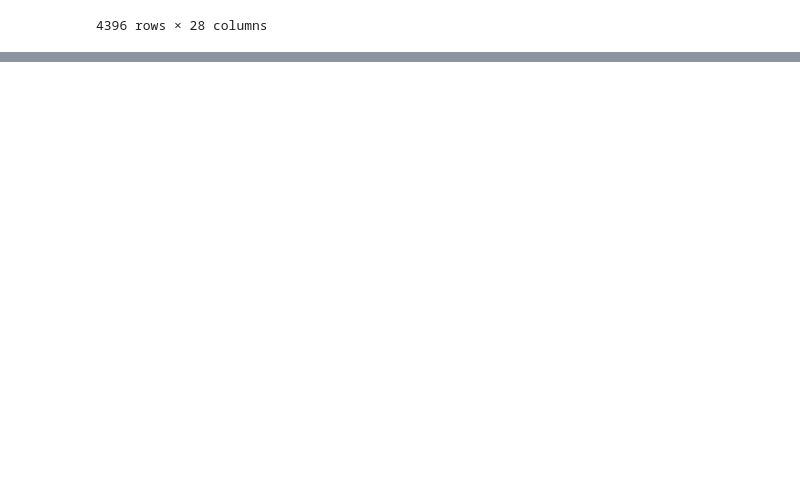
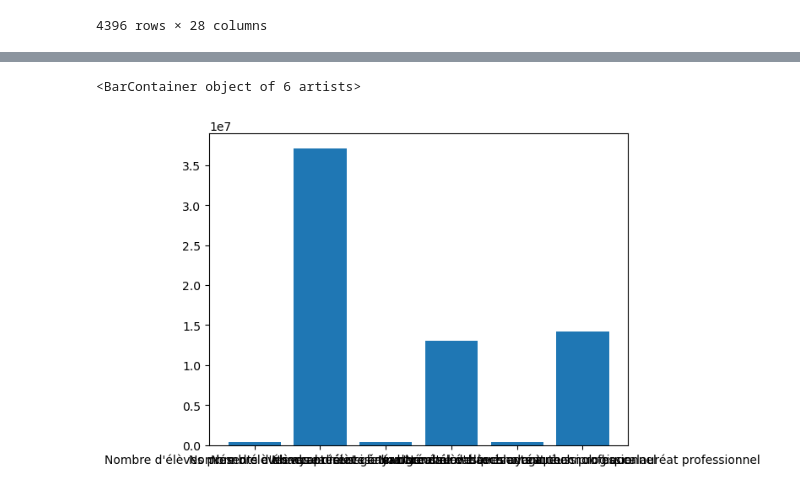
Before and after one commit to Acochepin/Python-2A---AC---JM---RS, a Jupyter notebook: Manipulation bases de données.ipynb, the cells around one changed output, grey strips where cells are left out. Cells and saved outputs as stored; diff of their text form; code cells hidden in the pictures; blank space fills up the shorter version.

Commit message:
Premières stats DES + Tentative Graph

```diff
--- a/Manipulation bases de données.ipynb
+++ b/Manipulation bases de données.ipynb
@@ -422,0 +441,12 @@ df.describe()
+# %%
+df[["Nombre d'élèves présents au Bac_GNLE","Taux de réussite bruts_GNLE","Nombre d'élèves présents au Bac_Somme Techno","Taux de réussite bruts_Taux brut techno","Nombre d'élèves présents au Bac_TOTAL_Pro","Taux de réussite bruts_TOTAL_Pro"]]
+nbg = df["Nombre d'élèves présents au Bac_GNLE"].sum()
+nbgr = np.sum(df["Nombre d'élèves présents au Bac_GNLE"]*df["Taux de réussite bruts_GNLE"])
+nbt = df["Nombre d'élèves présents au Bac_GNLE"].sum()
+nbtr = np.sum(df["Nombre d'élèves présents au Bac_Somme Techno"]*df["Taux de réussite bruts_Taux brut techno"])
+nbp = df["Nombre d'élèves présents au Bac_GNLE"].sum()
+nbpr = np.sum(df["Nombre d'élèves présents au Bac_TOTAL_Pro"]*df["Taux de réussite bruts_TOTAL_Pro"])
+plt.bar(["Nombre d'élèves présents au baccalauréat général", "Nombre d'élèves ayant réussi le bac général", "Nombre d'élèves présents à un baccalauréat technologique", "Nombre d'élèves ayant réussi un baccalauréat technologique", "Nombre d'élèves présents au bac professionnel", "Nombre d'élèves ayant réussi un baccalauréat professionnel"],[nbg, nbgr, nbt, nbtr, nbp, nbpr])
+# %% [output]
+<BarContainer object of 6 artists>
+[figure, added]
```
Also changed, not shown: parts of 10 cells of this notebook.
